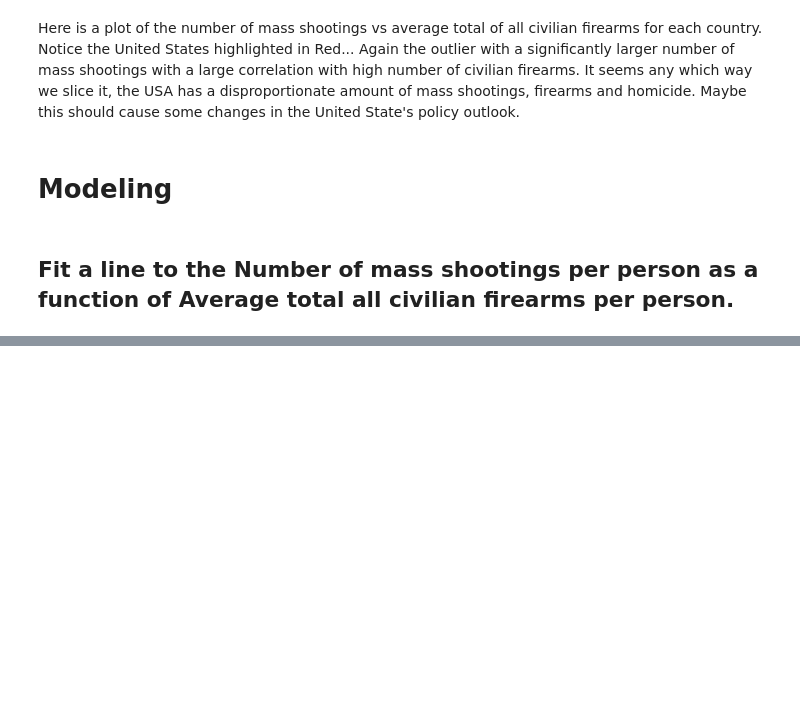
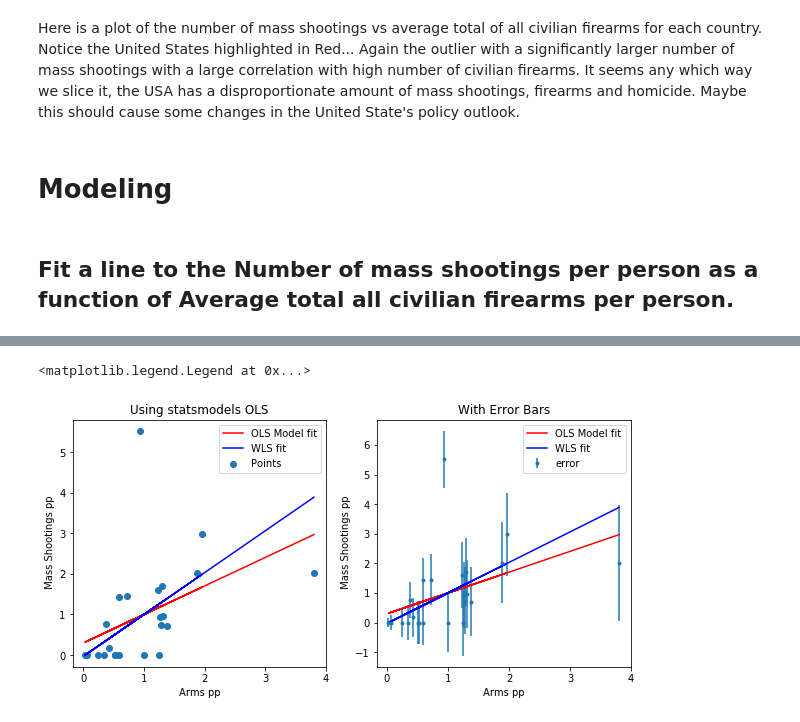
Before and after one commit to sarahJune1/PUI2018_sjs909, a Jupyter notebook: HW9_sjs909/Assignment3_sjs909.ipynb, the cells around one changed output, grey strips where cells are left out. Saved outputs shown, nothing was run; the diff lists cells and outputs as text; code cells hidden in the pictures; blank space fills up the shorter version.

```diff
--- a/HW9_sjs909/Assignment3_sjs909.ipynb
+++ b/HW9_sjs909/Assignment3_sjs909.ipynb
@@ -488,2 +491,16 @@ OLS Regression Results
 Warnings:
 [1] Standard Errors assume that the covariance matrix of the errors is correctly specified.
+# %%
+## statsmodels WLS
+# Create Weights used from assignment 2
+def weights(x):
+    var = np.sqrt(np.std(x))
+    x = 1 / (x * var)
+    return x
+# %%
+# make values that are inf into 0
+def infRemover(x):
+    for i in range(len(x)):
+        if x[i] == inf:
+            x[i] = 0
+    return x
@@ -489,0 +509,3 @@ Warnings:
+# %%
+wmfit= sm.WLS(gunControl['magMassShootpp'], sm.add_constant(gunControl['magarmspp']),weights = infRemover(weights(gunControl['magarmspp']))).fit()
+wmfit.summary()
@@ -489,0 +532,26 @@ Warnings:
+# %%
+def errors(x):
+    return np.sqrt(x)
+# %%
+fig = pl.figure(figsize=(10,10))
+ax = fig.add_subplot(221)
+ax.scatter(gunControl['magarmspp'],gunControl['magMassShootpp'], label = "Points")
+ax.plot(gunControl['magarmspp'], smfit.fittedvalues, 'r', label = "OLS Model fit")
+ax.plot(gunControl['magarmspp'], wmfit.fittedvalues, 'b',
+         label = "WLS fit")
+ax.set_xlabel('Arms pp')
+ax.set_ylabel(' Mass Shootings pp')
+ax.set_title('Using statsmodels OLS')
+ax.legend()
+ax2 = fig.add_subplot(222)
+ax2.plot(gunControl['magarmspp'], smfit.fittedvalues, 'r', label = "OLS Model fit")
+ax2.plot(gunControl['magarmspp'], wmfit.fittedvalues, 'b',
+         label = "WLS fit")
+ax2.errorbar(gunControl['magarmspp'], gunControl['magMassShootpp'], yerr=errors(gunControl['magarmspp']), fmt='.',label = "error")
+ax2.set_xlabel('Arms pp')
+ax2.set_ylabel(' Mass Shootings pp')
+ax2.set_title('With Error Bars')
+ax2.legend()
+# %% [output]
+<matplotlib.legend.Legend at 0x...>
+[figure, added]
```
Also changed, not shown: parts of 10 cells of this notebook.
